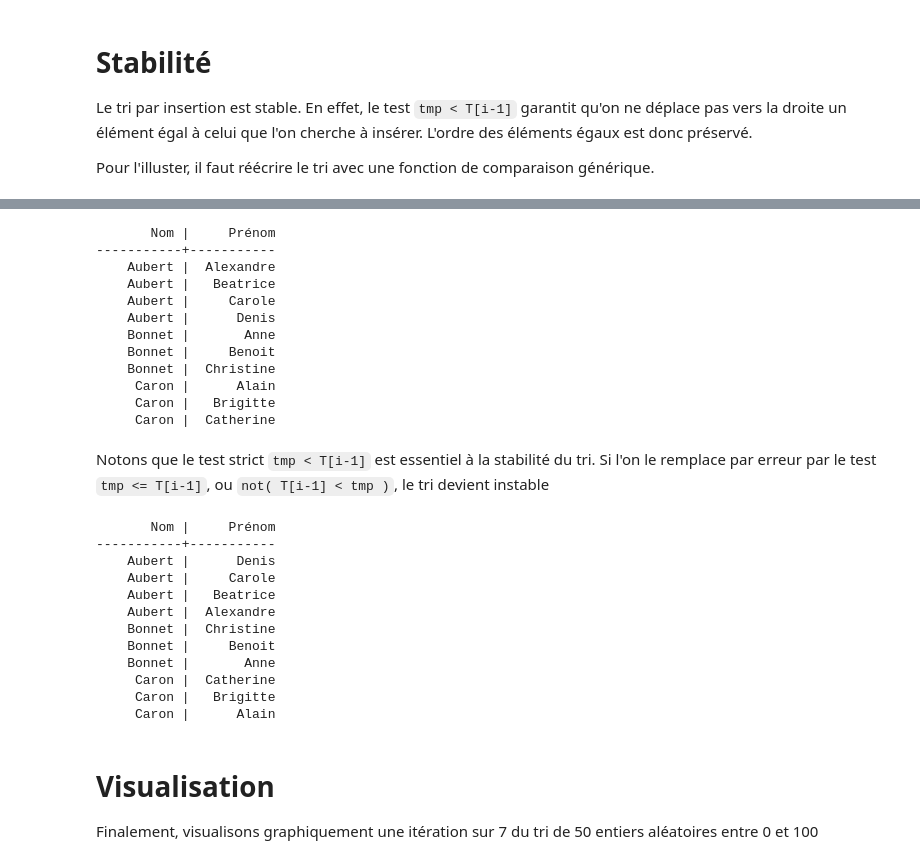
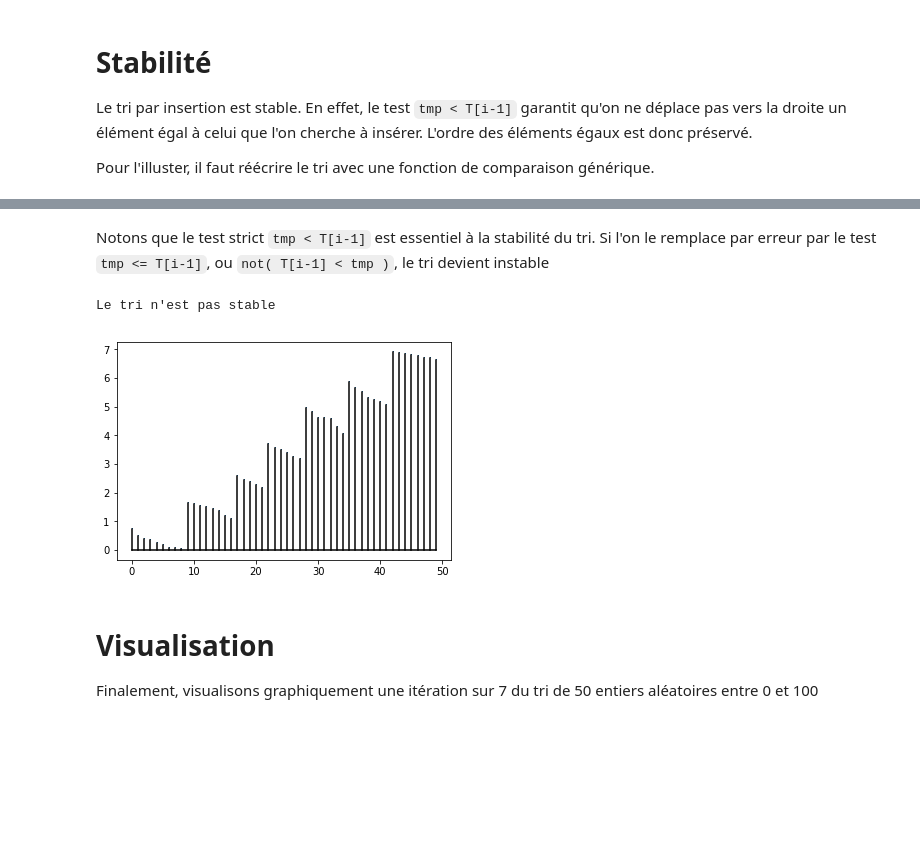
Before and after one commit to ocuisenaire/ASD1-notebooks, a Jupyter notebook: 3 - Tris/3 - Tri par Insertion.ipynb, the cells around one changed output, grey strips where cells are left out. Drawn from its saved outputs; the diff is of its cells as text; code cells hidden in the pictures; blank space fills up the shorter version.

```diff
--- a/3 - Tris/3 - Tri par Insertion.ipynb
+++ b/3 - Tris/3 - Tri par Insertion.ipynb
@@ -265,51 +250,21 @@ Trier cette liste d'abord par prénom puis par nom nous donne une liste triée p
-# %%
-tri_par_insertion_generique(T,hlp.compare_prenoms)
-tri_par_insertion_generique(T,hlp.compare_noms)
-hlp.afficher_noms(T)
-# %% [output]
-       Nom |     Prénom
------------+-----------
-    Aubert |  Alexandre
-    Aubert |   Beatrice
-    Aubert |     Carole
-    Aubert |      Denis
-    Bonnet |       Anne
-    Bonnet |     Benoit
-    Bonnet |  Christine
-     Caron |      Alain
-     Caron |   Brigitte
-     Caron |  Catherine
 # %% [markdown]
 Notons que le test strict `tmp < T[i-1]` est essentiel à la stabilité du tri. Si l'on le remplace par erreur par le test `tmp <= T[i-1]`, ou  `not( T[i-1] < tmp )`, le tri devient instable
 # %%
 def tri_par_insertion_errone(T,plus_petit):
     N = len(T)
     for k in range(1,N):
         tmp = T[k]
 
         i = k
         while i > 0 and not plus_petit(T[i-1],tmp):
             T[i] = T[i-1]
             i -= 1
         T[i] = tmp
+
+hlp.test_stabilite(tri_par_insertion_errone)
+# %% [output]
+Le tri n'est pas stable
+[figure, added]
-# %%
-T = hlp.tableau_de_noms()
-tri_par_insertion_errone(T,hlp.compare_prenoms)
-tri_par_insertion_errone(T,hlp.compare_noms)
-hlp.afficher_noms(T)
-# %% [output]
-       Nom |     Prénom
------------+-----------
-    Aubert |      Denis
-    Aubert |     Carole
-    Aubert |   Beatrice
-    Aubert |  Alexandre
-    Bonnet |  Christine
-    Bonnet |     Benoit
-    Bonnet |       Anne
-     Caron |  Catherine
-     Caron |   Brigitte
-     Caron |      Alain
 # %% [markdown]
 # Visualisation
 
```
Also changed, not shown: parts of 8 cells of this notebook.
